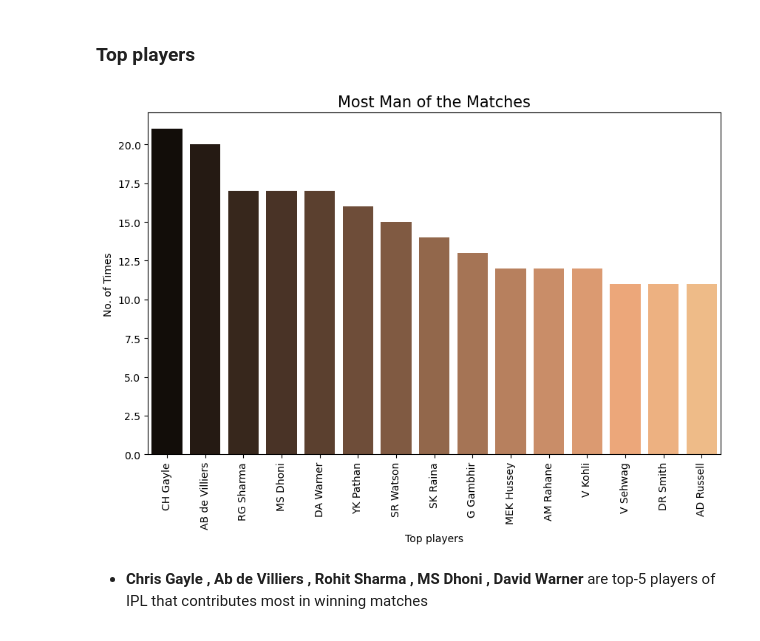
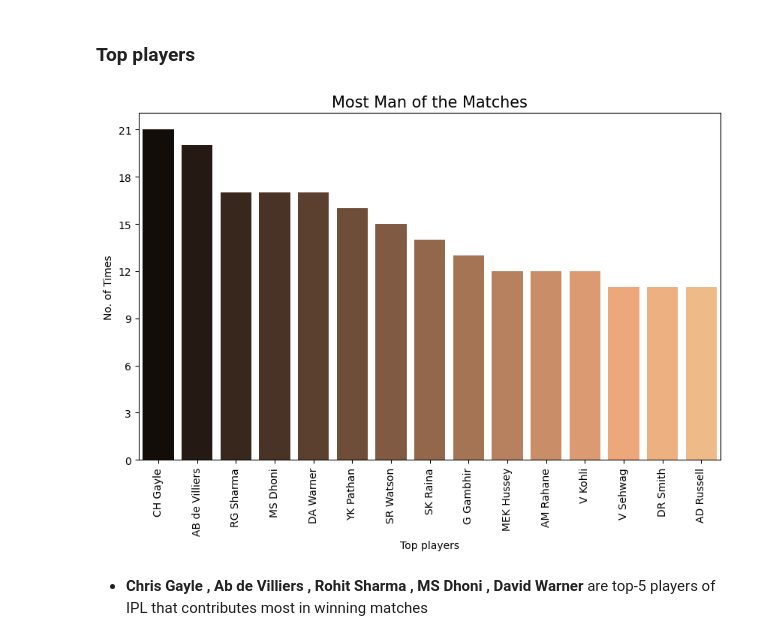
Before and after one commit to VIDIT-9/Sparks-foundation-internship, a Jupyter notebook: EDA on IPL-Dataset (Task-5).ipynb, the cells around one changed output. Drawn from its saved outputs; the diff is of its cells as text; code cells hidden in the pictures.

```diff
--- a/EDA on IPL-Dataset (Task-5).ipynb
+++ b/EDA on IPL-Dataset (Task-5).ipynb
@@ -153,15 +153,16 @@ Text(0.5, 0, 'Frequency')
 # %%
 plt.figure(figsize = (10,6))
 
 MOM = matches_df['player_of_match'].value_counts()[:15]
 sns.barplot(x = MOM.index, y = MOM, palette='copper')
 plt.xticks(rotation=90)
+plt.yticks(range(0,22,3))
 plt.title("Most Man of the Matches",fontsize=15)
 plt.xlabel("Top players")
 plt.ylabel("No. of Times")
 plt.show()
 # %% [output]
-[figure, old version]
+[figure, new version]
 # %% [markdown]
 * **Chris Gayle , Ab de Villiers , Rohit Sharma , MS Dhoni , David Warner** are top-5 players of IPL that contributes most in winning matches
 # %% [markdown]
```
Also changed, not shown: parts of 3 cells of this notebook.
